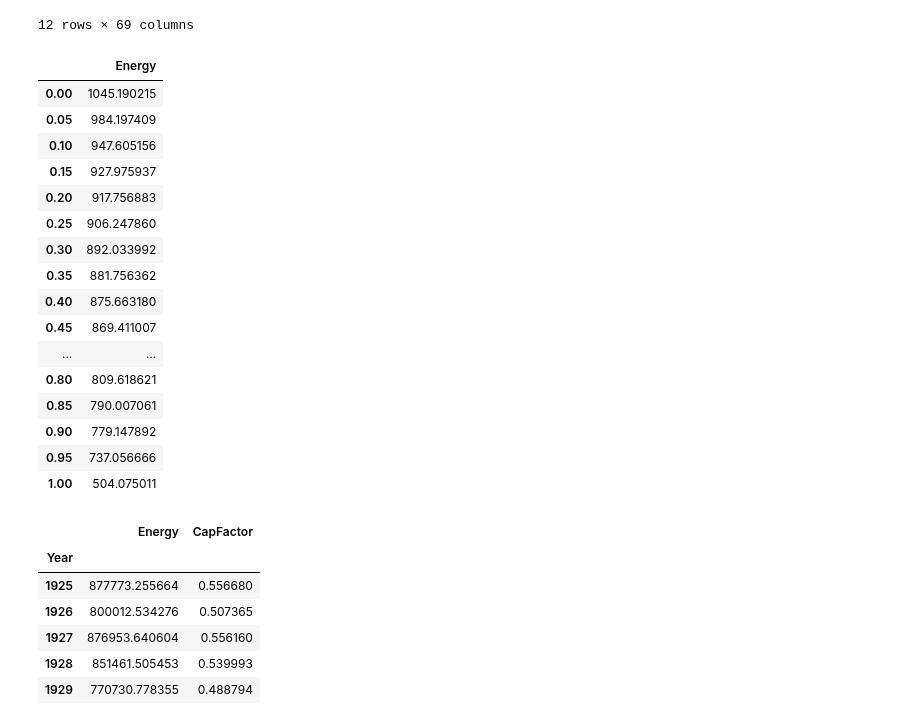
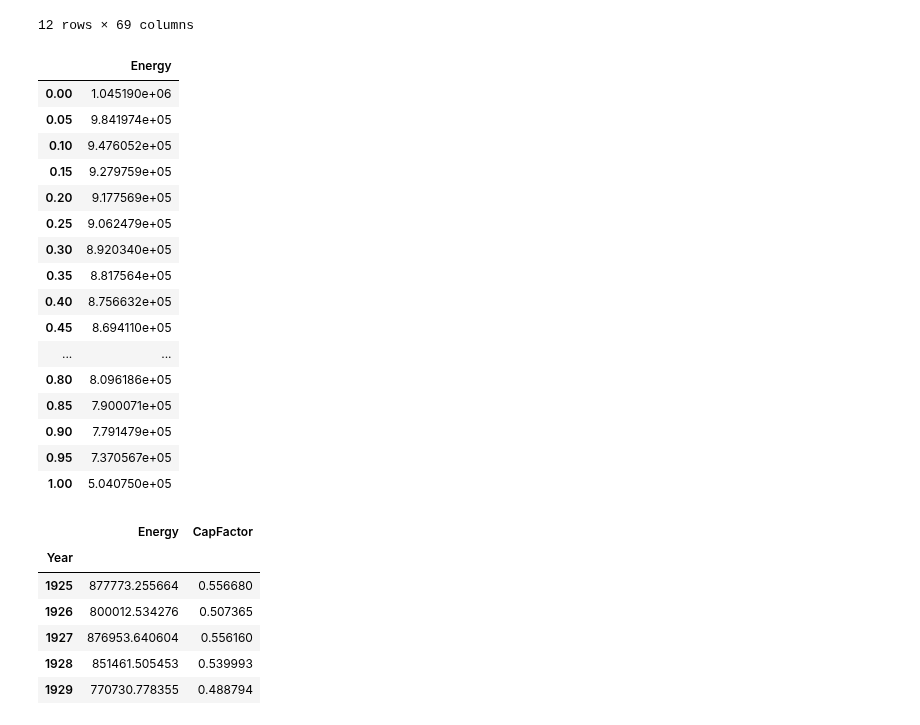
Before and after one commit to AndyFlem/ngonye-notepad, a Jupyter notebook: e_power_energy.ipynb, the cells around one changed output. Saved outputs shown, nothing was run; the diff lists cells and outputs as text; code cells hidden in the pictures.

```diff
--- a/e_power_energy.ipynb
+++ b/e_power_energy.ipynb
@@ -513,23 +513,23 @@ yearly['Prop0Units']=daily[['WaterYear','Turbines']].groupby('WaterYear').agg(la
 yearly['Days0Units']=daily[['WaterYear','Turbines']].groupby('WaterYear').agg(lambda x: sum(np.where(x==0,1,0)))
 # %%
 edc=pd.DataFrame(index=np.arange(0,1.05,0.05))
-edc['Energy']=np.percentile(yearly['Energy']/1000,(1-edc.index)*100)
+edc['Energy']=np.percentile(yearly['Energy'],(1-edc.index)*100)
 edc
 # %% [output]
 |  | Energy |
-| 0.00 | 1045.190215 |
-| 0.05 | 984.197409 |
-| 0.10 | 947.605156 |
-| 0.15 | 927.975937 |
-| 0.20 | 917.756883 |
-| 0.25 | 906.247860 |
-| 0.30 | 892.033992 |
-| 0.35 | 881.756362 |
-| 0.40 | 875.663180 |
-| 0.45 | 869.411007 |
+| 0.00 | 1.045190e+06 |
+| 0.05 | 9.841974e+05 |
+| 0.10 | 9.476052e+05 |
+| 0.15 | 9.279759e+05 |
+| 0.20 | 9.177569e+05 |
+| 0.25 | 9.062479e+05 |
+| 0.30 | 8.920340e+05 |
+| 0.35 | 8.817564e+05 |
+| 0.40 | 8.756632e+05 |
+| 0.45 | 8.694110e+05 |
 | ... | ... |
-| 0.80 | 809.618621 |
-| 0.85 | 790.007061 |
-| 0.90 | 779.147892 |
-| 0.95 | 737.056666 |
-| 1.00 | 504.075011 |
+| 0.80 | 8.096186e+05 |
+| 0.85 | 7.900071e+05 |
+| 0.90 | 7.791479e+05 |
+| 0.95 | 7.370567e+05 |
+| 1.00 | 5.040750e+05 |
```
Also changed, not shown: parts of 1 cell of this notebook, 6 other files.
